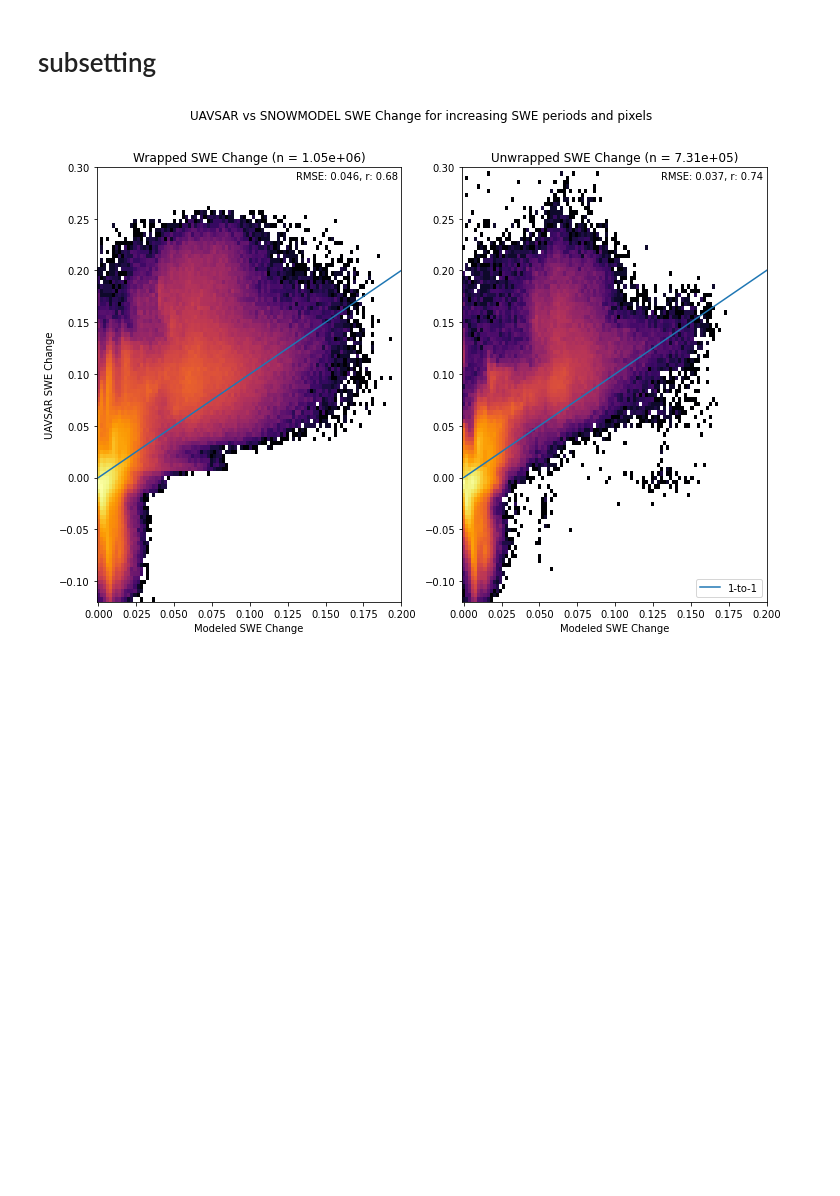
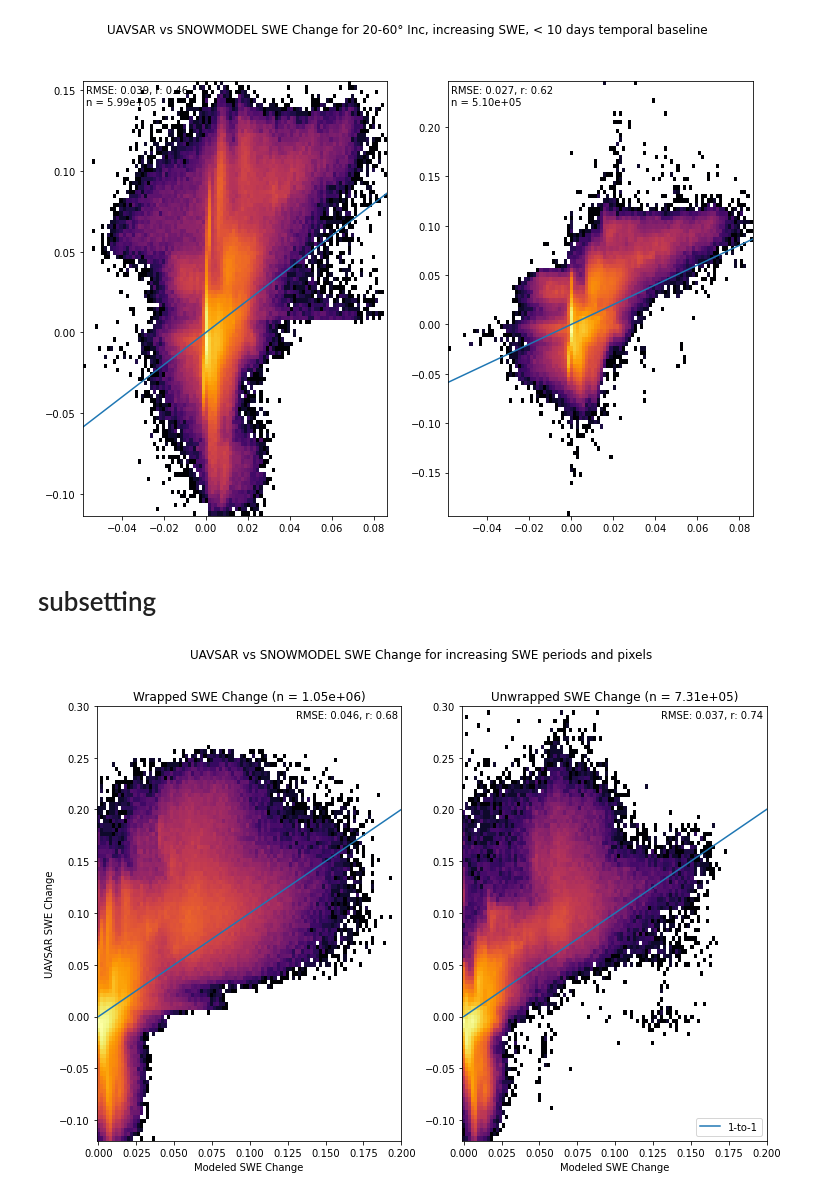
Before and after one commit to ZachHoppinen/uavsar-validation, a Jupyter notebook: src/play/modeling.ipynb, the cells around one changed output. Drawn from its saved outputs; the diff is of its cells as text; code cells hidden in the pictures; blank space fills up the shorter version.

```diff
--- a/src/play/modeling.ipynb
+++ b/src/play/modeling.ipynb
@@ -62,3 +83,72 @@ plt.savefig('/bsuhome/zacharykeskinen/uavsar-validation/figures/model/hist2d_all
+# %%
+import xarray as xr
+import numpy as np
+import pandas as pd
+import rioxarray as rxa
+import matplotlib as mpl
+import matplotlib.pyplot as plt
+from pathlib import Path
+import os
+
+# loop through each flight pair and calculate rmse, r2, plot
+
+ncs_dir = Path('/bsuscratch/zacharykeskinen/data/uavsar/ncs/model')
+
+fig, axes = plt.subplots(1, 2, figsize = (12, 8))
+
+for j, var in enumerate(['int','unw']):
+    xs = []
+    ys = []
+    incs = []
+    var = f'uavsar_dSD_{var}'
+    for fp in ncs_dir.glob('*.sd.model.nc'):
+        ds = xr.open_dataset(fp)
+        ds = ds.coarsen(x = 5, boundary = 'pad').mean().coarsen(y = 5, boundary = 'pad').mean()
+        dt = pd.to_datetime(ds.attrs['time2']) - pd.to_datetime(ds.attrs['time1'])
+        if dt.days < 10 and ds.attrs['dSWE'] > 0:
+            if var in ds.data_vars:
+                xs.append(ds['swe'].values.ravel())
+                ys.append(ds[var].sel(band = 'VV').values.ravel() * (ds.attrs['mean_density']/ 997))
+
+                ds_inc = xr.open_dataset(os.path.join('/bsuscratch/zacharykeskinen/data/uavsar/ncs/', fp.stem.replace('.model', '.nc')))
+                incs.append(ds_inc['inc'].rio.reproject_match(ds['swe']).values.ravel())
+
+    # stack arrays
+    xs = np.hstack(xs)
+    ys = np.hstack(ys)
+    incs = np.hstack(incs)
+
+    xs_tmp = xs[(~np.isnan(xs)) & (~np.isnan(ys)) & (incs < np.deg2rad(60)) & (incs > np.deg2rad(20))]
+    ys = ys[(~np.isnan(xs)) & (~np.isnan(ys)) & (incs < np.deg2rad(60)) & (incs > np.deg2rad(20))]
+    xs = xs_tmp
+
+    # range = [[-0.001, 0.002], [-0.1, 0.1]]
+    axes[j].hist2d(xs, ys, bins = 100, norm=mpl.colors.LogNorm(), cmap=mpl.cm.inferno) #, range = range)
+    # axes[i, j].set_xlabel('Modeled SWE Change')
+    # if j == 0:
+    #     axes[i].set_title(f'Wrapped SWE Change (n = {len(ys):.2e})')
+    # else:
+    #     axes[i].set_title(f'Unwrapped SWE Change (n = {len(ys):.2e})')
+    #axes[i].set_xlim(range[0])
+    #axes[i].set_ylim(range[1])
+
+    from sklearn.metrics import mean_squared_error
+    rms = mean_squared_error(xs, ys, squared=False)
+
+    from scipy.stats import pearsonr
+    r, p = pearsonr(xs, ys)
+    axes[j].text(.01, .99, f'RMSE: {rms:.2}, r: {r:.2}\nn = {len(ys):.2e}', ha='left', va='top', transform=axes[ j].transAxes)
+plt.suptitle('UAVSAR vs SNOWMODEL SWE Change for 20-60° Inc, increasing SWE, < 10 days temporal baseline')
+
+# axes[0].set_ylabel('UAVSAR SWE Change')
+# identity line
+for ax in axes:
+    ax.plot([-1,1], [-1,1], label = '1-to-1')
+# axes[1].legend(loc = 'lower right')
+
+# plt.savefig('/bsuhome/zacharykeskinen/uavsar-validation/figures/model/hist2d_dir_compare.png')
+# %% [output]
+[figure, added]
 # %% [markdown]
 # subsetting
 # %%
```
Also changed, not shown: parts of 2 cells of this notebook, 4 other files.
